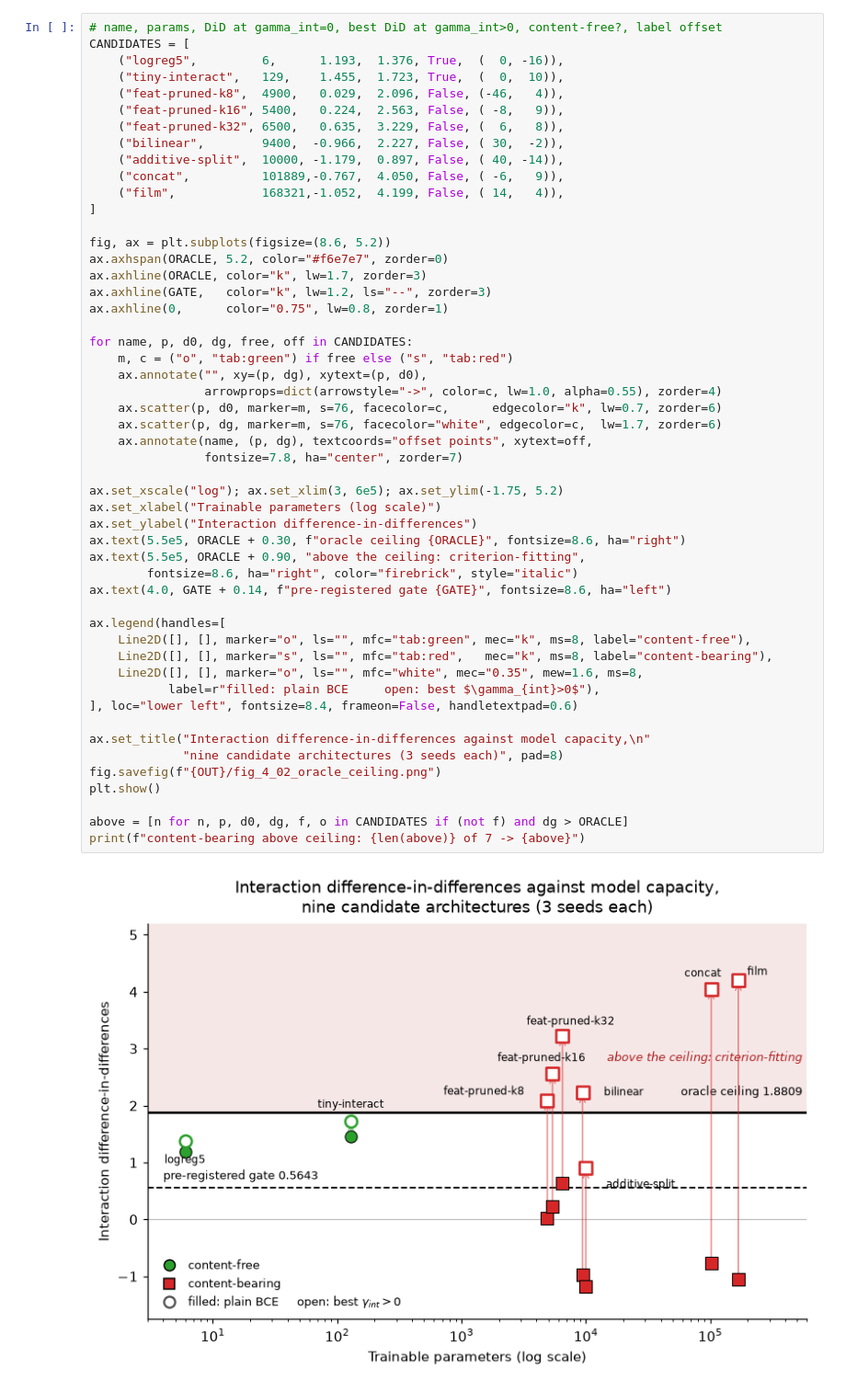
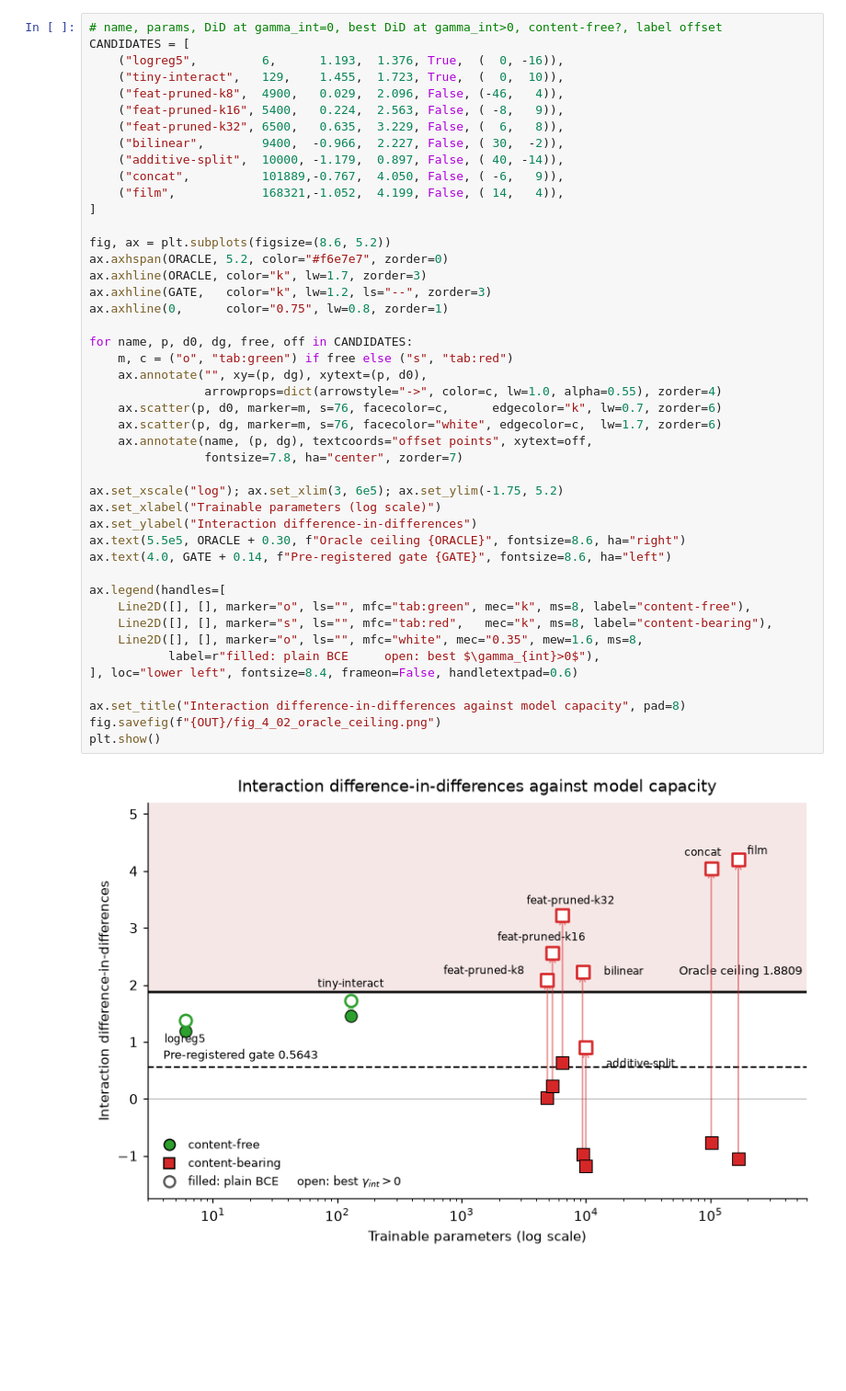
Before and after one commit to praneethkotipalli/context-aware-magail-grf, a Jupyter notebook: src/policy/figures_diss.ipynb, the cells around one changed output. Shown at 92% size. Drawn from its saved outputs; the diff is of its cells as text; blank space fills up the shorter version.

Commit message:
more figures

```diff
--- a/src/policy/figures_diss.ipynb
+++ b/src/policy/figures_diss.ipynb
@@ -82,40 +85,34 @@ CANDIDATES = [
 
 fig, ax = plt.subplots(figsize=(8.6, 5.2))
 ax.axhspan(ORACLE, 5.2, color="#f6e7e7", zorder=0)
 ax.axhline(ORACLE, color="k", lw=1.7, zorder=3)
 ax.axhline(GATE,   color="k", lw=1.2, ls="--", zorder=3)
 ax.axhline(0,      color="0.75", lw=0.8, zorder=1)
 
 for name, p, d0, dg, free, off in CANDIDATES:
     m, c = ("o", "tab:green") if free else ("s", "tab:red")
     ax.annotate("", xy=(p, dg), xytext=(p, d0),
                 arrowprops=dict(arrowstyle="->", color=c, lw=1.0, alpha=0.55), zorder=4)
     ax.scatter(p, d0, marker=m, s=76, facecolor=c,      edgecolor="k", lw=0.7, zorder=6)
     ax.scatter(p, dg, marker=m, s=76, facecolor="white", edgecolor=c,  lw=1.7, zorder=6)
     ax.annotate(name, (p, dg), textcoords="offset points", xytext=off,
                 fontsize=7.8, ha="center", zorder=7)
 
 ax.set_xscale("log"); ax.set_xlim(3, 6e5); ax.set_ylim(-1.75, 5.2)
 ax.set_xlabel("Trainable parameters (log scale)")
 ax.set_ylabel("Interaction difference-in-differences")
-ax.text(5.5e5, ORACLE + 0.30, f"oracle ceiling {ORACLE}", fontsize=8.6, ha="right")
-ax.text(5.5e5, ORACLE + 0.90, "above the ceiling: criterion-fitting",
-        fontsize=8.6, ha="right", color="firebrick", style="italic")
-ax.text(4.0, GATE + 0.14, f"pre-registered gate {GATE}", fontsize=8.6, ha="left")
+ax.text(5.5e5, ORACLE + 0.30, f"Oracle ceiling {ORACLE}", fontsize=8.6, ha="right")
+ax.text(4.0, GATE + 0.14, f"Pre-registered gate {GATE}", fontsize=8.6, ha="left")
 
 ax.legend(handles=[
     Line2D([], [], marker="o", ls="", mfc="tab:green", mec="k", ms=8, label="content-free"),
     Line2D([], [], marker="s", ls="", mfc="tab:red",   mec="k", ms=8, label="content-bearing"),
     Line2D([], [], marker="o", ls="", mfc="white", mec="0.35", mew=1.6, ms=8,
            label=r"filled: plain BCE     open: best $\gamma_{int}>0$"),
 ], loc="lower left", fontsize=8.4, frameon=False, handletextpad=0.6)
 
-ax.set_title("Interaction difference-in-differences against model capacity,\n"
-             "nine candidate architectures (3 seeds each)", pad=8)
+ax.set_title("Interaction difference-in-differences against model capacity", pad=8)
 fig.savefig(f"{OUT}/fig_4_02_oracle_ceiling.png")
 plt.show()
-
-above = [n for n, p, d0, dg, f, o in CANDIDATES if (not f) and dg > ORACLE]
-print(f"content-bearing above ceiling: {len(above)} of 7 -> {above}")
 # %% [output]
-[figure, old version]
+[figure, new version]
```
Also changed, not shown: parts of 11 cells of this notebook, 7 other files.
